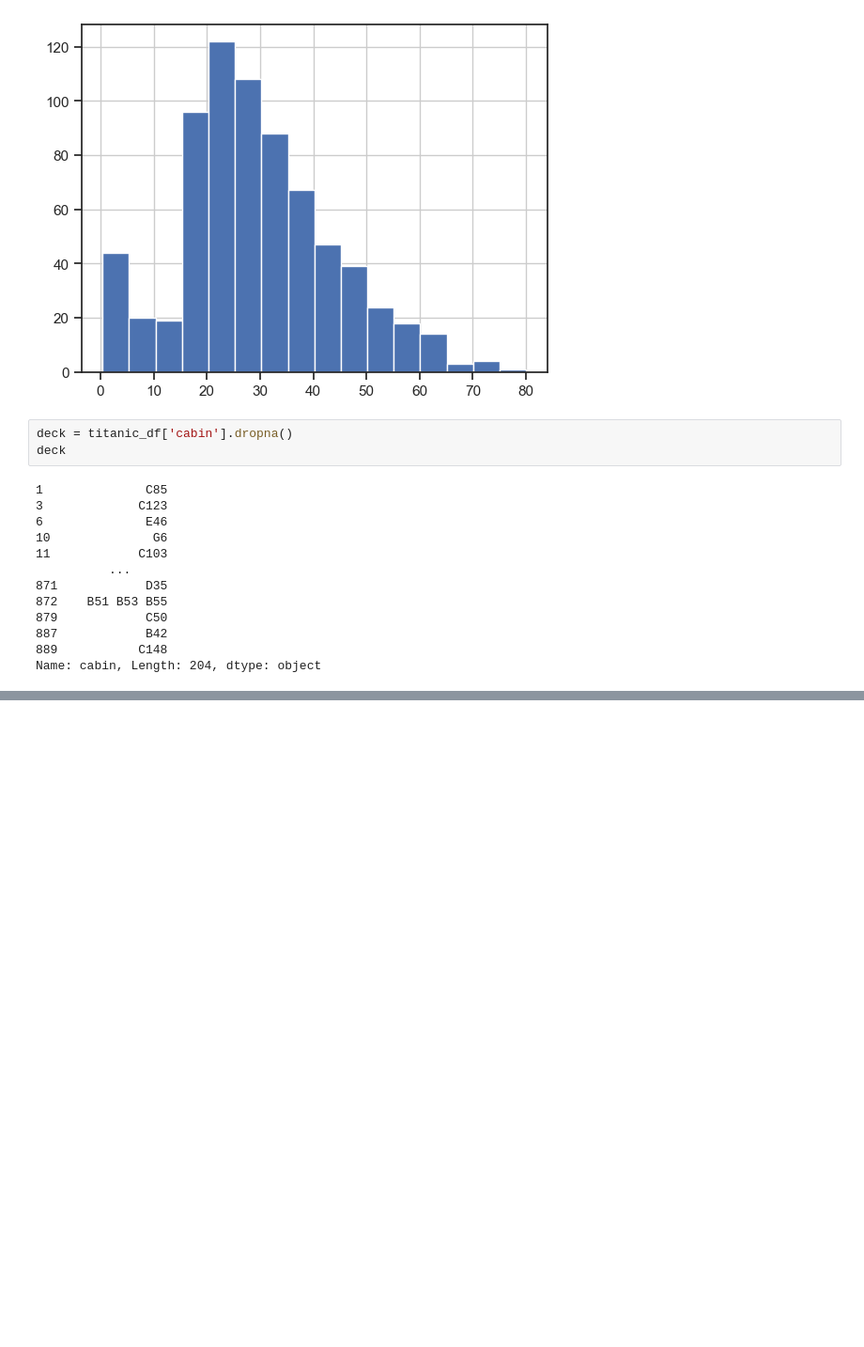
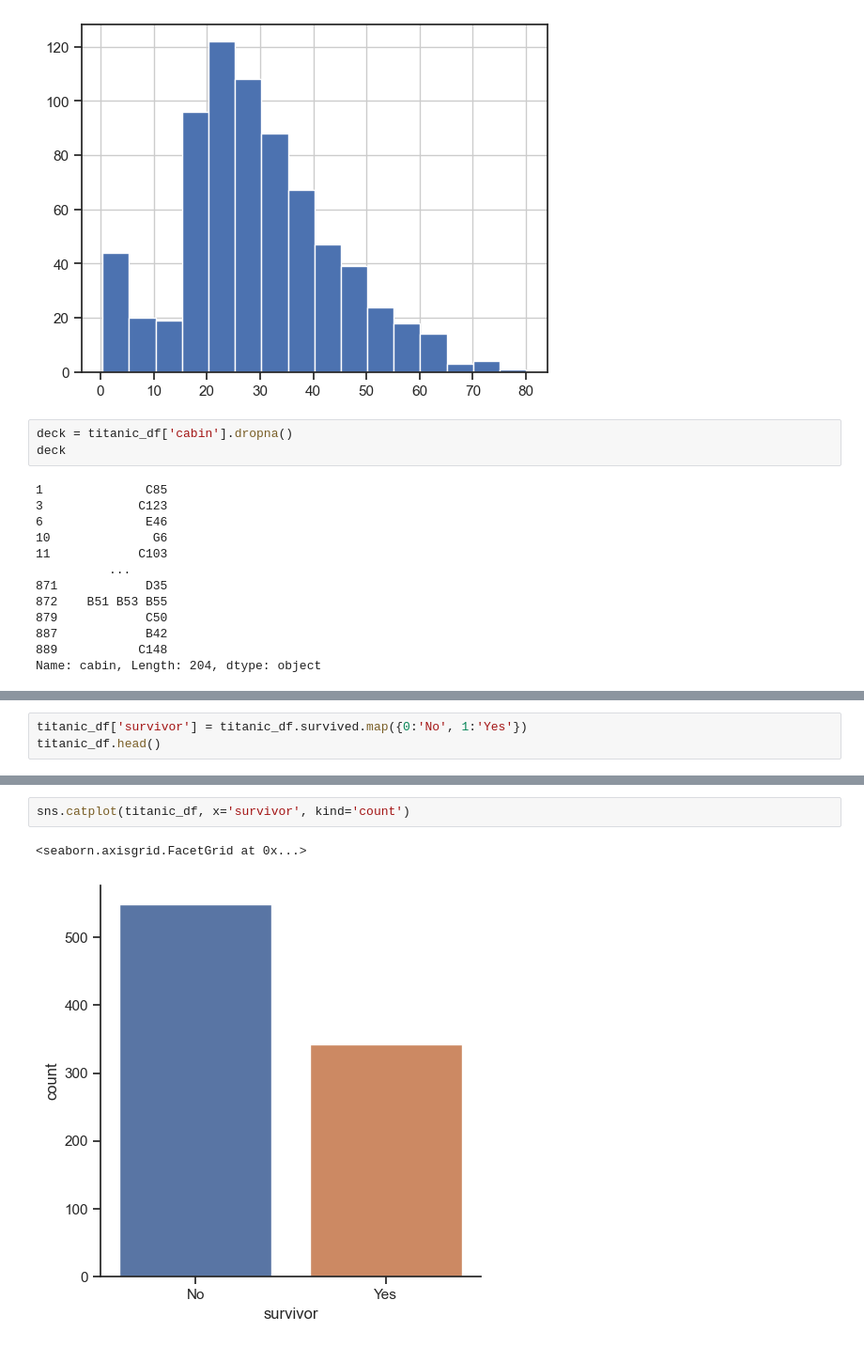
Before and after one commit to araobp/data-science, a Jupyter notebook: Titanic/study1.ipynb, the cells around one changed output, grey strips where cells are left out. Shown: that part at 94% size. Cells and saved outputs as stored; diff of their text form; blank space fills up the shorter version.

```diff
--- a/Titanic/study1.ipynb
+++ b/Titanic/study1.ipynb
@@ -141,0 +191,3 @@ Name: cabin, Length: 204, dtype: object
+# %%
+titanic_df['survivor'] = titanic_df.survived.map({0:'No', 1:'Yes'})
+titanic_df.head()
@@ -141,0 +201,5 @@ Name: cabin, Length: 204, dtype: object
+# %%
+sns.catplot(titanic_df, x='survivor', kind='count')
+# %% [output]
+<seaborn.axisgrid.FacetGrid at 0x...>
+[figure, added]
```
Also changed, not shown: parts of 11 cells of this notebook.
